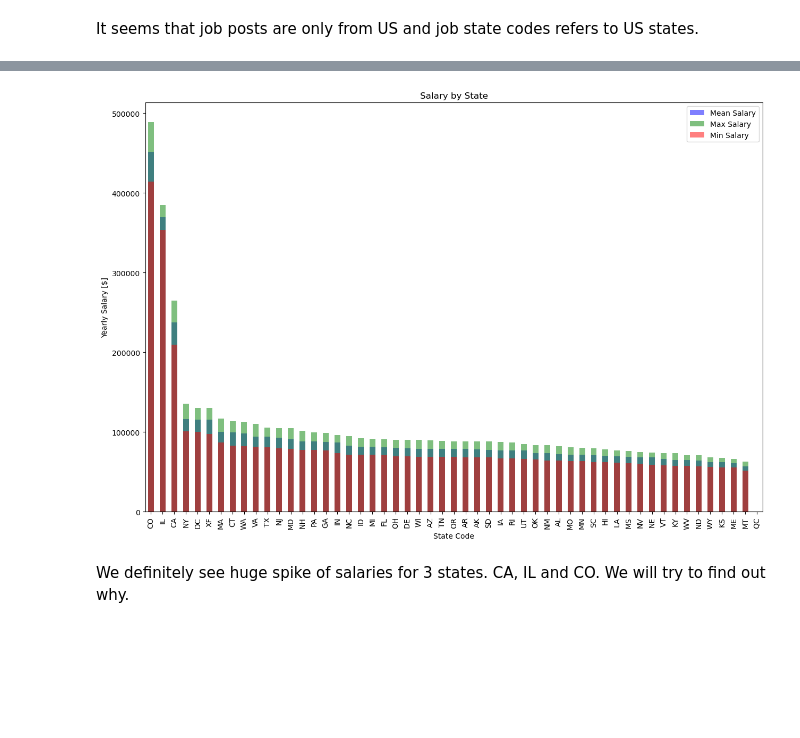
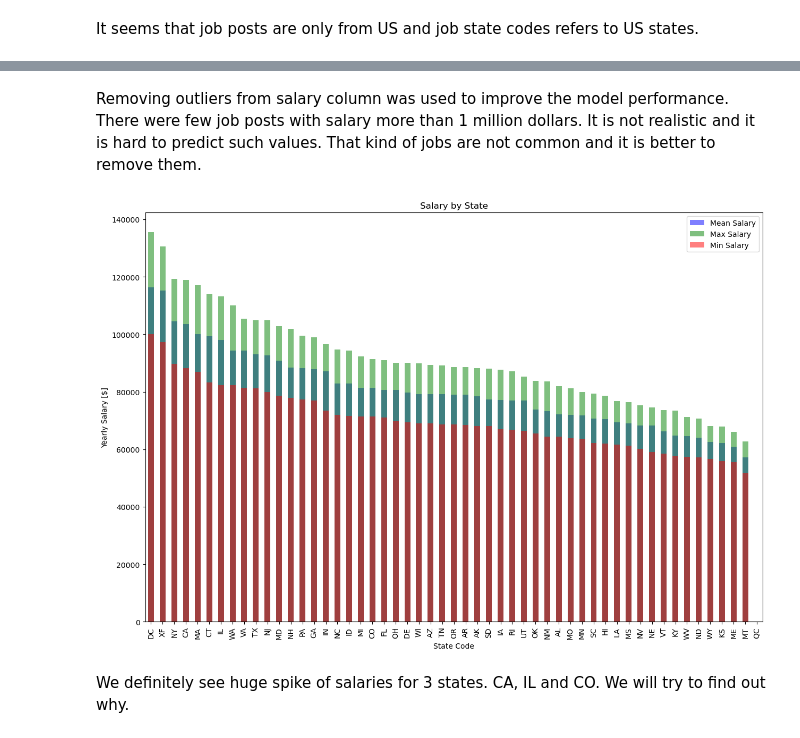
Before and after one commit to Qubi0-0/LinkedInJobSalaryPredict, a Jupyter notebook: jobs_eda.ipynb, the cells around one changed output, grey strips where cells are left out. Drawn from its saved outputs; the diff is of its cells as text; code cells hidden in the pictures; blank space fills up the shorter version.

```diff
--- a/jobs_eda.ipynb
+++ b/jobs_eda.ipynb
@@ -100,0 +92,18 @@ jobs_with_salary_df.describe()
+# %%
+import data_preprocessing as dp
+
+
+jobs_with_salary_df = jobs_df[jobs_df['med_sal'] > 0]
+
+
+states = jobs_with_salary_df['st_code'].unique()
+
+jobs_with_salary_df_filtered = jobs_with_salary_df[jobs_with_salary_df['py_lstd'] == True]
+
+for col in ['min_sal', 'med_sal', 'max_sal']:
+    jobs_with_salary_df_filtered[col] = jobs_with_salary_df_filtered.apply(lambda row: dp.convert_to_yearly(row[col], row['py_prd']), axis=1)
+
+# Remove outliers
+jobs_with_salary_df_filtered = jobs_with_salary_df_filtered[jobs_with_salary_df_filtered['med_sal'] < 0.1e8]
+
+jobs_with_salary_df.describe()
@@ -101,36 +120,26 @@ jobs_with_salary_df.describe()
+# %% [markdown]
+Removing outliers from salary column was used to improve the model performance. There were few job posts with salary more than 1 million dollars. It is not realistic and it is hard to predict such values. That kind of jobs are not common and it is better to remove them.
 # %%
 import matplotlib.pyplot as plt
-import data_preprocessing as dp
-
-
-states = ['SC', 'WI', 'AL', 'CA', 'XF', 'IL', 'CT', 'FL', 'NJ', 'IN', 'NC', 'NV', 'ID', 'OR',
-          'CO', 'TN', 'VA', 'OH', 'TX', 'MI', 'IA', 'PA', 'MO', 'NY', 'WA', 'MD', 'KY', 'SD',
-          'AZ', 'GA', 'NE', 'MN', 'MS', 'LA', 'UT', 'NM', 'DE', 'RI', 'DC', 'MA', 'OK', 'NH',
-          'AR', 'HI', 'VT', 'KS', 'ND', 'AK', 'ME', 'WY', 'WV', 'MT', 'QC']
-
-jobs_with_salary_df_filtered = jobs_with_salary_df[jobs_with_salary_df['py_lstd'] == True]
-
-for col in ['min_sal', 'med_sal', 'max_sal']:
-    jobs_with_salary_df_filtered[col] = jobs_with_salary_df_filtered.apply(lambda row: dp.convert_to_yearly(row[col], row['py_prd']), axis=1)
 
 mean_salary = jobs_with_salary_df_filtered[jobs_with_salary_df_filtered['st_code'].isin(states)].groupby('st_code')['med_sal'].mean()
 max_salary = jobs_with_salary_df_filtered[jobs_with_salary_df_filtered['st_code'].isin(states)].groupby('st_code')['max_sal'].mean()
 min_salary = jobs_with_salary_df_filtered[jobs_with_salary_df_filtered['st_code'].isin(states)].groupby('st_code')['min_sal'].mean()
 
 plt.figure(figsize=(15, 10))
 
 mean_salary.sort_values(ascending=False).plot(kind='bar', color='blue', alpha=0.5, label='Mean Salary')
 max_salary.sort_values(ascending=False).plot(kind='bar', color='green', alpha=0.5, label='Max Salary')
 min_salary.sort_values(ascending=False).plot(kind='bar', color='red', alpha=0.5, label='Min Salary')
 
 plt.xlabel('State Code')
 plt.ylabel('Yearly Salary [$]')
 plt.title('Salary by State')
 
 plt.legend()
 
 plt.show()
 # %% [output]
-[figure, old version]
+[figure, new version]
 # %% [markdown]
 We definitely see huge spike of salaries for 3 states. CA, IL and CO. We will try to find out why.
```
Also changed, not shown: parts of 16 cells of this notebook.
